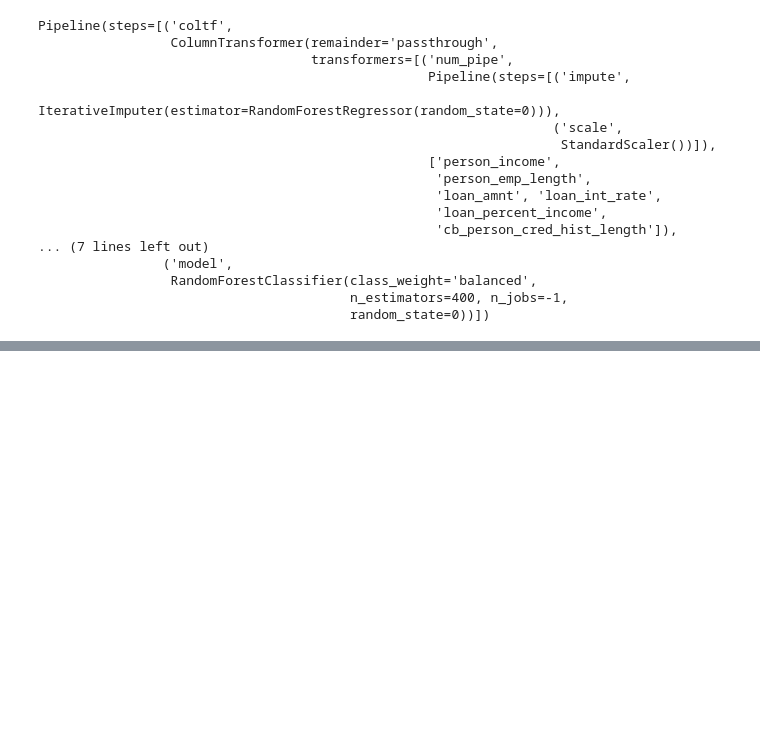
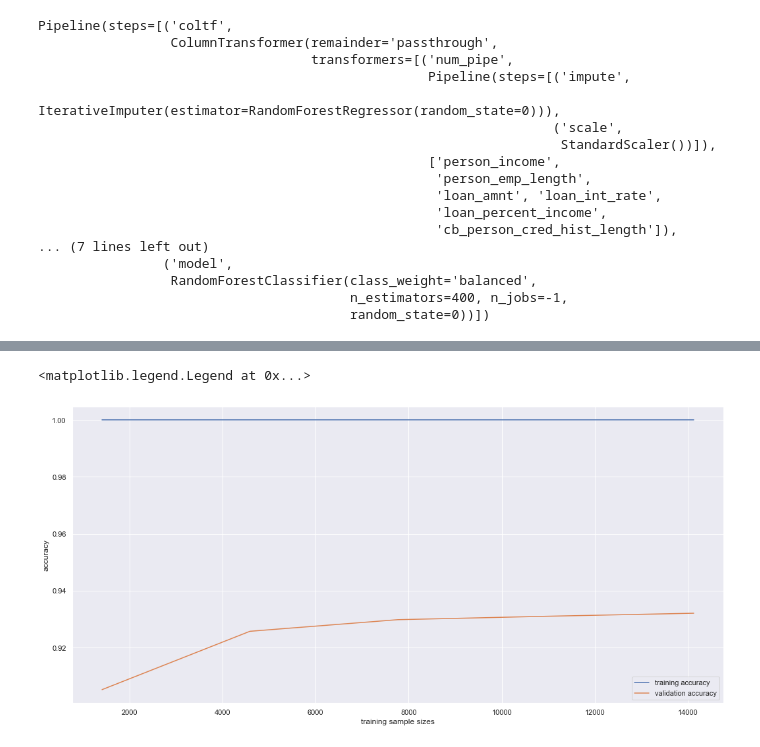
Before and after one commit to lincolnmuriithi11/Credit_Risk_Analysis, a Jupyter notebook: credit_risk.ipynb, the cells around one changed output, grey strips where cells are left out. Saved outputs shown, nothing was run; the diff lists cells and outputs as text; code cells hidden in the pictures; blank space fills up the shorter version.

```diff
--- a/credit_risk.ipynb
+++ b/credit_risk.ipynb
@@ -526,0 +613,11 @@ Pipeline(steps=[('coltf',
+# %%
+a, b, c = learning_curve(be, X_train, y_train, n_jobs = -1, scoring = "accuracy")
+# %%
+plt.plot(a,b.mean(axis = 1), label = "training accuracy")
+plt.plot(a,c.mean(axis = 1), label = "validation accuracy")
+plt.xlabel("training sample sizes")
+plt.ylabel("accuracy")
+plt.legend()
+# %% [output]
+<matplotlib.legend.Legend at 0x...>
+[figure, added]
```
Also changed, not shown: parts of 15 cells of this notebook.
